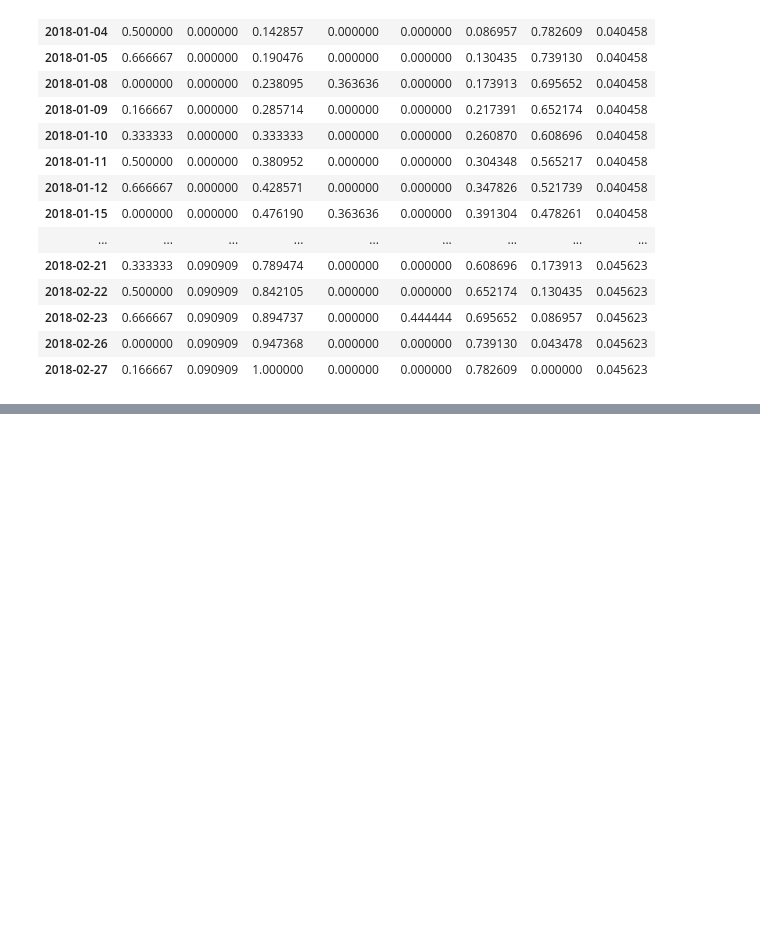
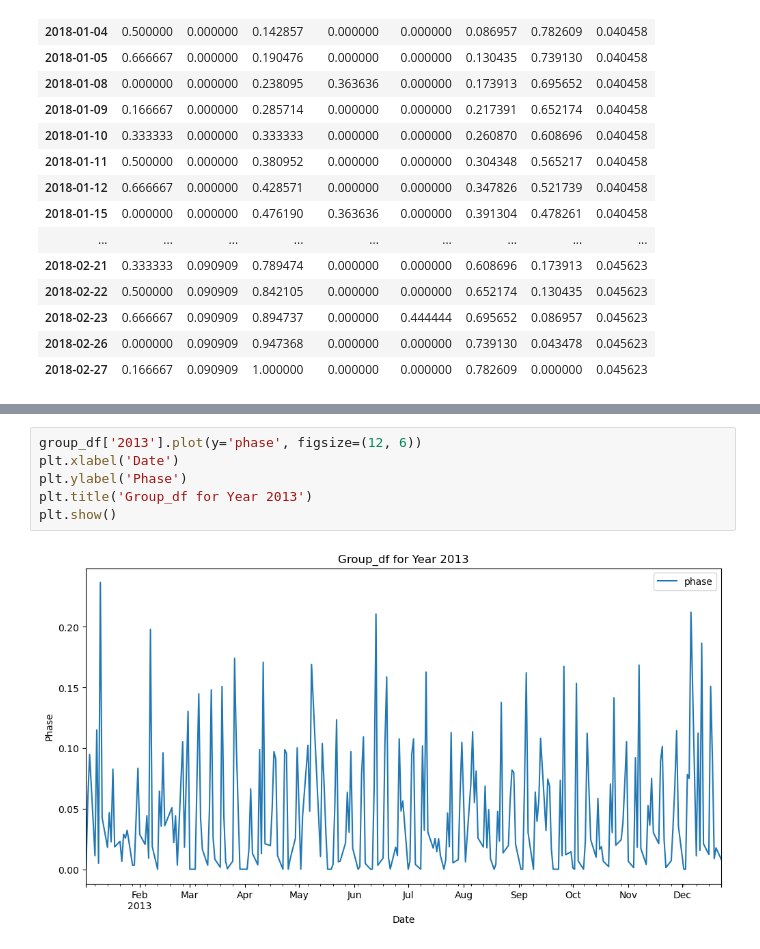
Before and after one commit to debsankarde/Novartis-datathon-2023, a Jupyter notebook: data_submission/eda.ipynb, the cells around one changed output, grey strips where cells are left out. Drawn from its saved outputs; the diff is of its cells as text; blank space fills up the shorter version.

```diff
--- a/data_submission/eda.ipynb
+++ b/data_submission/eda.ipynb
@@ -798,0 +806,8 @@ exog_test
+# %%
+group_df['2013'].plot(y='phase', figsize=(12, 6))
+plt.xlabel('Date')
+plt.ylabel('Phase')
+plt.title('Group_df for Year 2013')
+plt.show()
+# %% [output]
+[figure, added]
```
Also changed, not shown: parts of 1 cell of this notebook.
